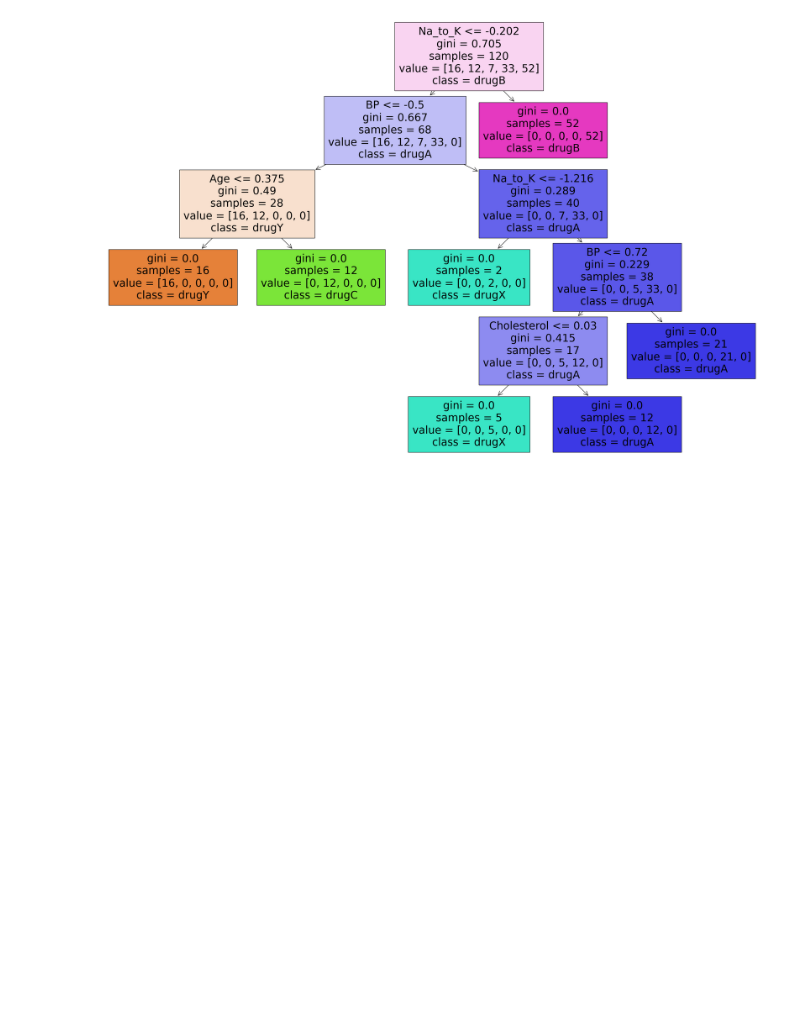
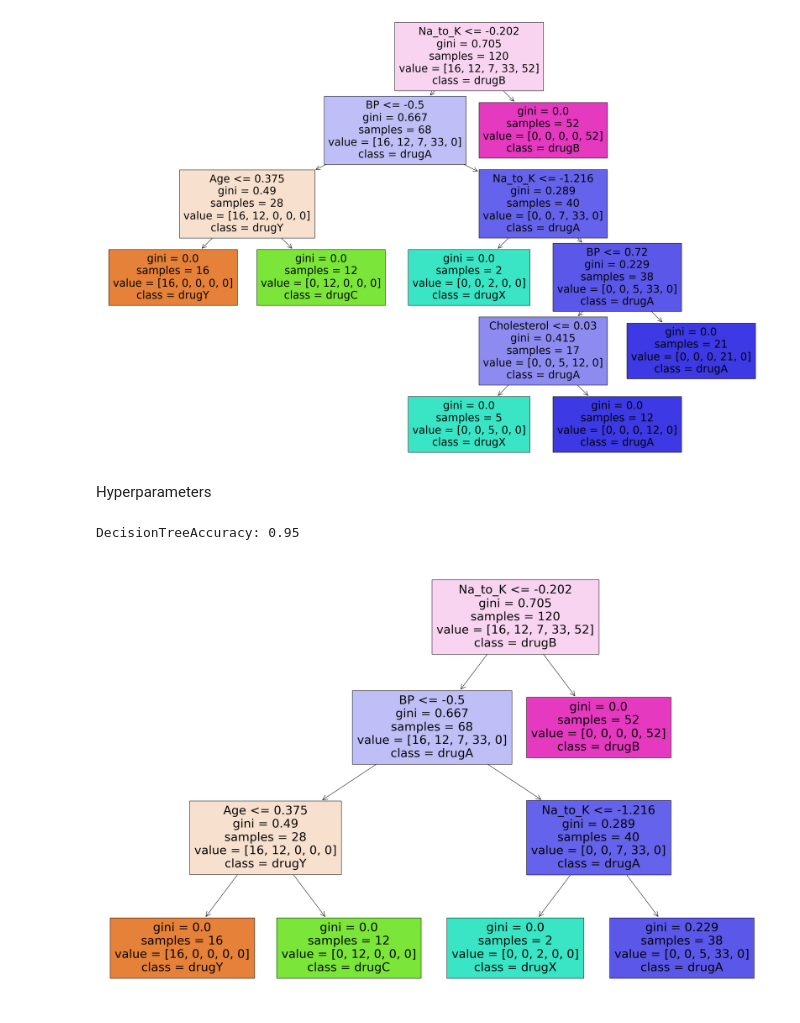
Before and after one commit to JamshidbekYusupov/Practical_Codes, a Jupyter notebook: Durg_recomending_analysis.ipynb, the cells around one changed output. Drawn from its saved outputs; the diff is of its cells as text; code cells hidden in the pictures; blank space fills up the shorter version.

```diff
--- a/Durg_recomending_analysis.ipynb
+++ b/Durg_recomending_analysis.ipynb
@@ -129,3 +129,18 @@ tree.plot_tree(tree_model,feature_names=cols, class_names=classes, filled = True
 plt.show()
 # %% [output]
 [figure]
+# %% [markdown]
+Hyperparameters
+# %%
+tree_model = DecisionTreeClassifier(min_impurity_decrease=0.02)
+tree_model.fit(X_train, y_train)
+tree_model.predict(X_test)
+print("DecisionTreeAccuracy:", accuracy_score(y_test, y_predict))
+# %% [output]
+DecisionTreeAccuracy: 0.95
+# %%
+plt.figure(figsize = (30,20))
+tree.plot_tree(tree_model,feature_names=cols, class_names=classes, filled = True)
+plt.show()
+# %% [output]
+[figure, added]
```
Also changed, not shown: parts of 2 cells of this notebook.
